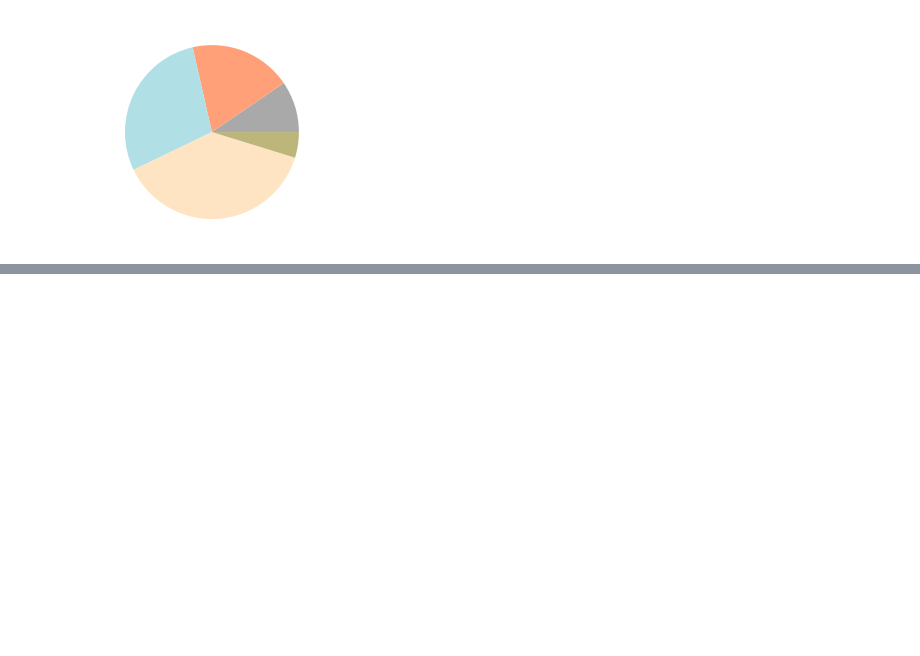
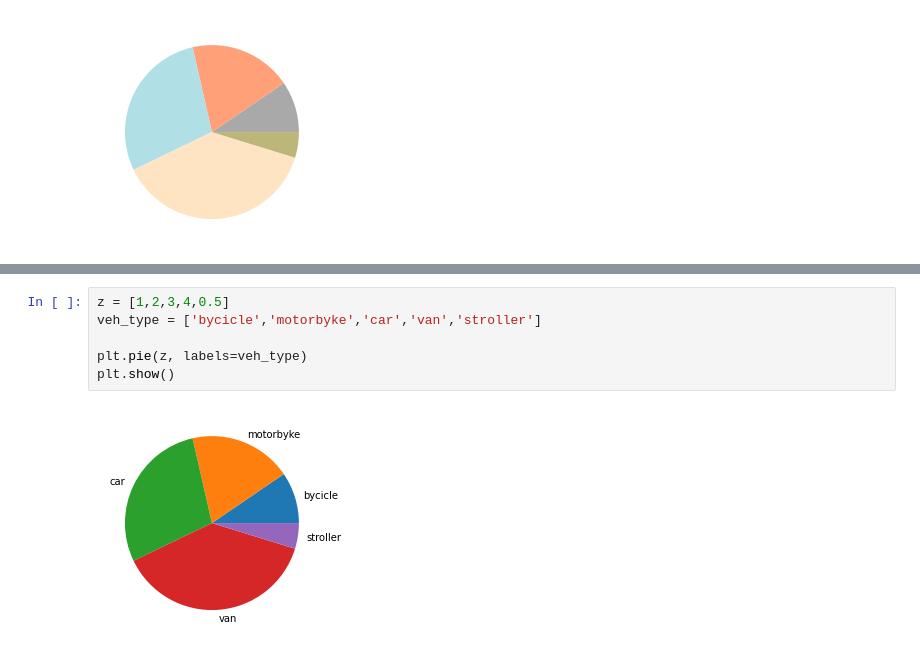
Before and after one commit to adry402/probando_boruta, a Jupyter notebook: graficas.ipynb, the cells around one changed output, grey strips where cells are left out. Drawn from its saved outputs; the diff is of its cells as text; blank space fills up the shorter version.

```diff
--- a/graficas.ipynb
+++ b/graficas.ipynb
@@ -132,0 +150,8 @@ plt.plot(x1, y1, marker = '+', mew= 15)
+# %%
+z = [1,2,3,4,0.5]
+veh_type = ['bycicle','motorbyke','car','van','stroller']
+
+plt.pie(z, labels=veh_type)
+plt.show()
+# %% [output]
+[figure, added]
```
Also changed, not shown: parts of 21 cells of this notebook, 1 other file.
